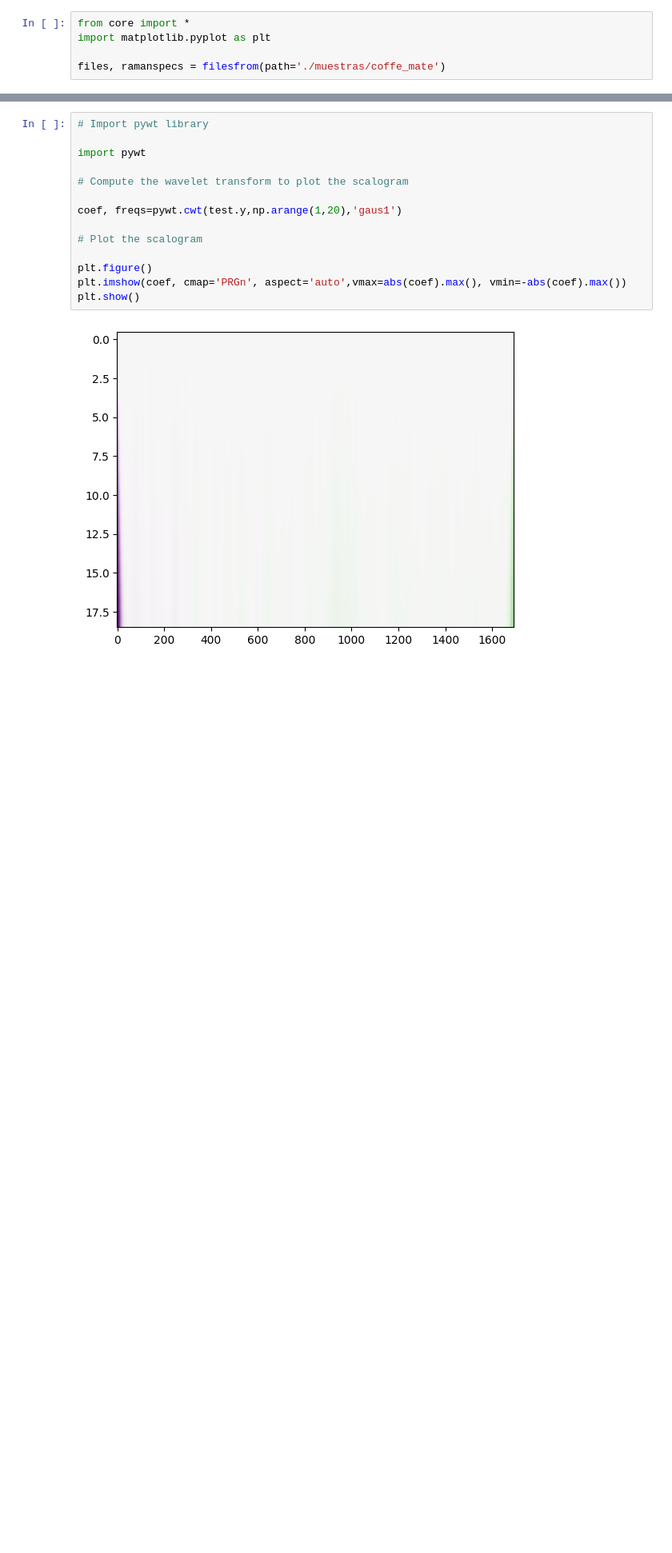
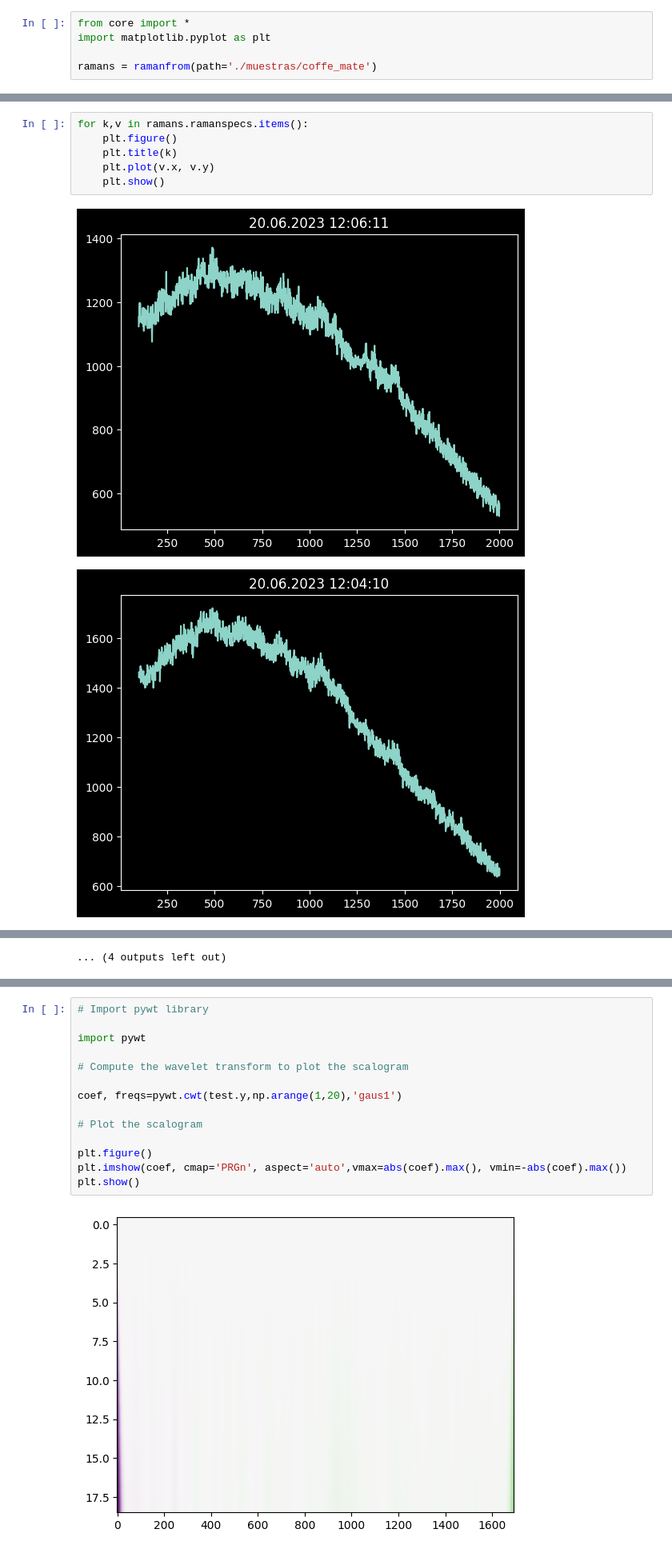
Before and after one commit to oftavira/raman, a Jupyter notebook: wavelets.ipynb, the cells around one changed output, grey strips where cells are left out. Shown at 80% size. Saved outputs shown, nothing was run; the diff lists cells and outputs as text; blank space fills up the shorter version.

```diff
--- a/wavelets.ipynb
+++ b/wavelets.ipynb
@@ -2,4 +2,4 @@
 from core import *
 import matplotlib.pyplot as plt
 
-files, ramanspecs = filesfrom(path='./muestras/coffe_mate')
+ramans = ramanfrom(path='./muestras/coffe_mate')
@@ -34,0 +45,9 @@ print(ny.shape)
+# %%
+for k,v in ramans.ramanspecs.items():
+    plt.figure()
+    plt.title(k)
+    plt.plot(v.x, v.y)
+    plt.show()
+# %% [output]
+[figure, added]
+[figure, added]
@@ -34,0 +64 @@ print(ny.shape)
+... (4 outputs left out)
```
Also changed, not shown: parts of 10 cells of this notebook, 1 other file.
